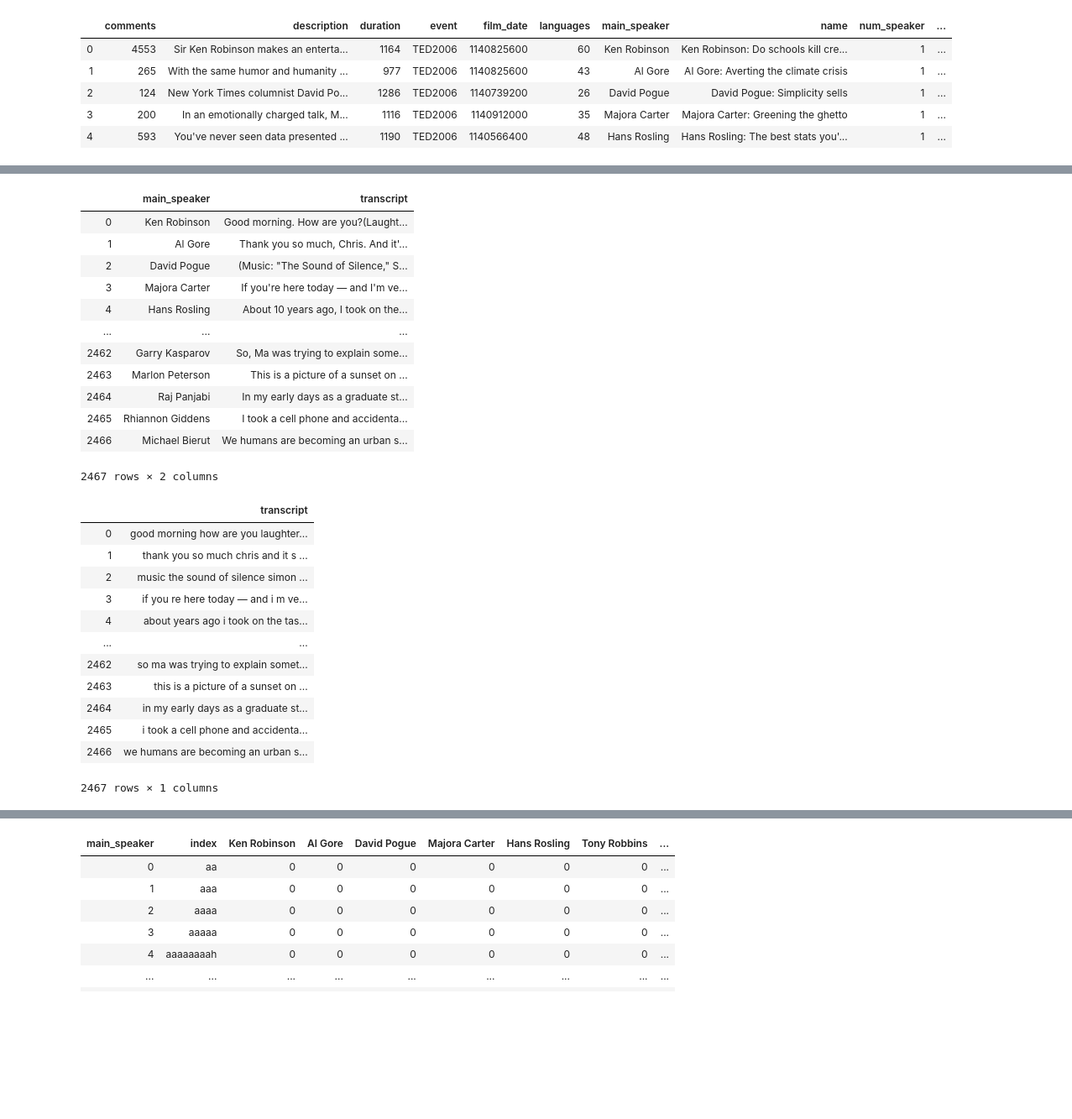
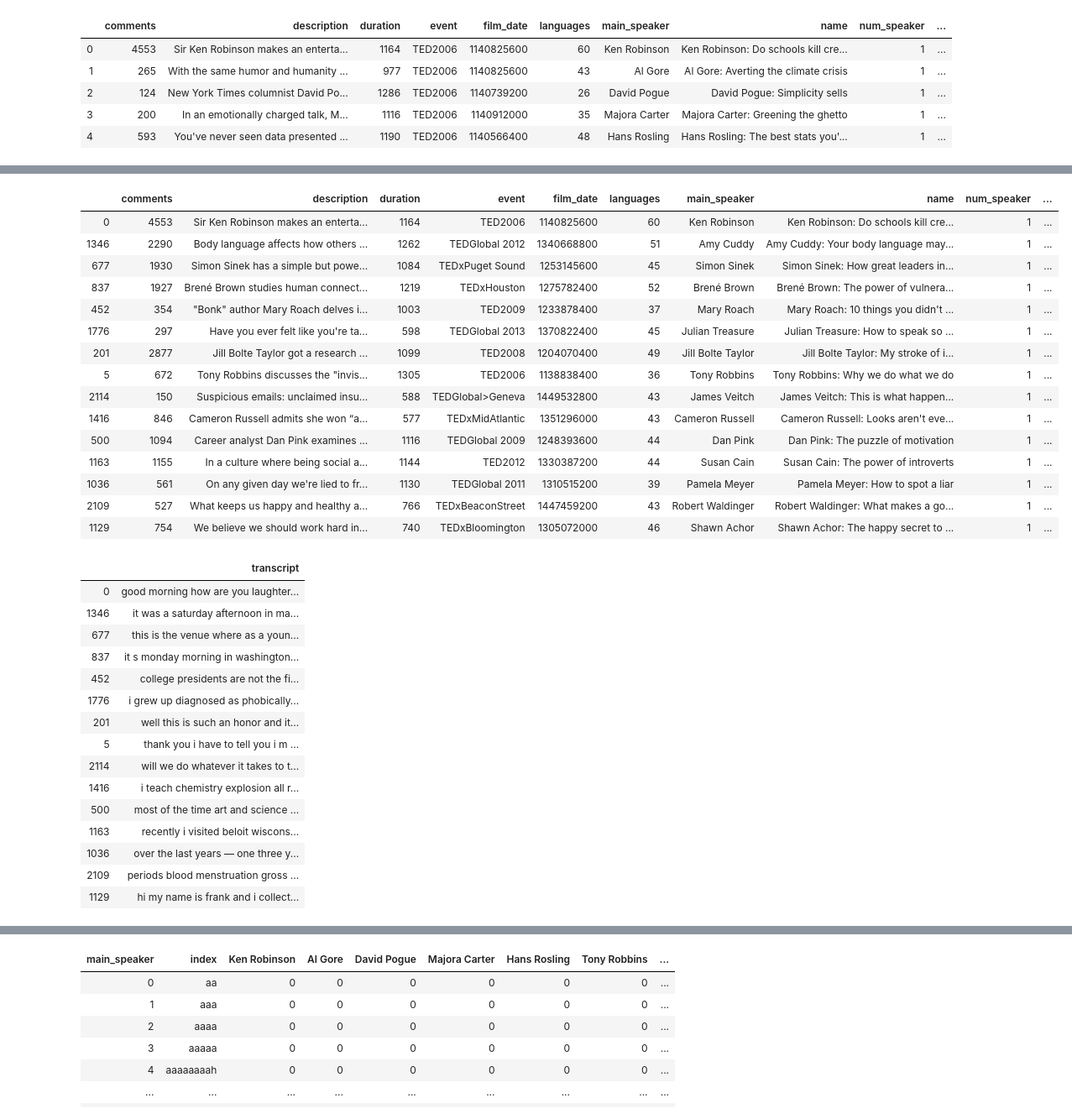
Before and after one commit to Avisikta-Majumdar/TedTalksAnalysis, a Jupyter notebook: sentiment analysis of transcript.ipynb, the cells around one changed output, grey strips where cells are left out. Shown: that part at 84% size. Saved outputs shown, nothing was run; the diff lists cells and outputs as text; code cells hidden in the pictures; blank space fills up the shorter version.

```diff
--- a/sentiment analysis of transcript.ipynb
+++ b/sentiment analysis of transcript.ipynb
@@ -75,18 +59,25 @@ result
+# %%
+result = result.sort_values('views', ascending = False)
 # %%
-trans_name = result[['main_speaker', 'transcript']].copy()
-trans_name
+# trans_name = result[['main_speaker', 'transcript']].copy()
+# trans_name
+result = result.head(15)
+result
 # %% [output]
-|  | main_speaker | transcript |
-| 0 | Ken Robinson | Good morning. How are you?(Laught... |
-| 1 | Al Gore | Thank you so much, Chris. And it'... |
-| 2 | David Pogue | (Music: "The Sound of Silence," S... |
-| 3 | Majora Carter | If you're here today — and I'm ve... |
-| 4 | Hans Rosling | About 10 years ago, I took on the... |
-| ... | ... | ... |
-| 2462 | Garry Kasparov | So, Ma was trying to explain some... |
-| 2463 | Marlon Peterson | This is a picture of a sunset on ... |
-| 2464 | Raj Panjabi | In my early days as a graduate st... |
-| 2465 | Rhiannon Giddens | I took a cell phone and accidenta... |
-| 2466 | Michael Bierut | We humans are becoming an urban s... |
+|  | comments | description | duration | event | film_date | languages | main_speaker | name | num_speaker | ... |
+| 0 | 4553 | Sir Ken Robinson makes an enterta... | 1164 | TED2006 | 1140825600 | 60 | Ken Robinson | Ken Robinson: Do schools kill cre... | 1 | ... |
+| 1346 | 2290 | Body language affects how others ... | 1262 | TEDGlobal 2012 | 1340668800 | 51 | Amy Cuddy | Amy Cuddy: Your body language may... | 1 | ... |
+| 677 | 1930 | Simon Sinek has a simple but powe... | 1084 | TEDxPuget Sound | 1253145600 | 45 | Simon Sinek | Simon Sinek: How great leaders in... | 1 | ... |
+| 837 | 1927 | Brené Brown studies human connect... | 1219 | TEDxHouston | 1275782400 | 52 | Brené Brown | Brené Brown: The power of vulnera... | 1 | ... |
+| 452 | 354 | "Bonk" author Mary Roach delves i... | 1003 | TED2009 | 1233878400 | 37 | Mary Roach | Mary Roach: 10 things you didn't ... | 1 | ... |
+| 1776 | 297 | Have you ever felt like you're ta... | 598 | TEDGlobal 2013 | 1370822400 | 45 | Julian Treasure | Julian Treasure: How to speak so ... | 1 | ... |
+| 201 | 2877 | Jill Bolte Taylor got a research ... | 1099 | TED2008 | 1204070400 | 49 | Jill Bolte Taylor | Jill Bolte Taylor: My stroke of i... | 1 | ... |
+| 5 | 672 | Tony Robbins discusses the "invis... | 1305 | TED2006 | 1138838400 | 36 | Tony Robbins | Tony Robbins: Why we do what we do | 1 | ... |
+| 2114 | 150 | Suspicious emails: unclaimed insu... | 588 | TEDGlobal>Geneva | 1449532800 | 43 | James Veitch | James Veitch: This is what happen... | 1 | ... |
+| 1416 | 846 | Cameron Russell admits she won “a... | 577 | TEDxMidAtlantic | 1351296000 | 43 | Cameron Russell | Cameron Russell: Looks aren't eve... | 1 | ... |
+| 500 | 1094 | Career analyst Dan Pink examines ... | 1116 | TEDGlobal 2009 | 1248393600 | 44 | Dan Pink | Dan Pink: The puzzle of motivation | 1 | ... |
+| 1163 | 1155 | In a culture where being social a... | 1144 | TED2012 | 1330387200 | 44 | Susan Cain | Susan Cain: The power of introverts | 1 | ... |
+| 1036 | 561 | On any given day we're lied to fr... | 1130 | TEDGlobal 2011 | 1310515200 | 39 | Pamela Meyer | Pamela Meyer: How to spot a liar | 1 | ... |
+| 2109 | 527 | What keeps us happy and healthy a... | 766 | TEDxBeaconStreet | 1447459200 | 43 | Robert Waldinger | Robert Waldinger: What makes a go... | 1 | ... |
+| 1129 | 754 | We believe we should work hard in... | 740 | TEDxBloomington | 1305072000 | 46 | Shawn Achor | Shawn Achor: The happy secret to ... | 1 | ... |
-2467 rows × 2 columns
 # %%
@@ -108,22 +99,25 @@ def clean_text_round1(text):
 
 round1 = lambda x: clean_text_round1(x)
 # %%
-data_clean = pd.DataFrame(df_trans.transcript.apply(round1))
+data_clean = pd.DataFrame(result.transcript.apply(round1))
 data_clean
 # %% [output]
 |  | transcript |
 | 0 | good morning how are you laughter... |
-| 1 | thank you so much chris and it s ... |
-| 2 | music the sound of silence simon ... |
-| 3 | if you re here today — and i m ve... |
-| 4 | about years ago i took on the tas... |
-| ... | ... |
-| 2462 | so ma was trying to explain somet... |
-| 2463 | this is a picture of a sunset on ... |
-| 2464 | in my early days as a graduate st... |
-| 2465 | i took a cell phone and accidenta... |
-| 2466 | we humans are becoming an urban s... |
+| 1346 | it was a saturday afternoon in ma... |
+| 677 | this is the venue where as a youn... |
+| 837 | it s monday morning in washington... |
+| 452 | college presidents are not the fi... |
+| 1776 | i grew up diagnosed as phobically... |
+| 201 | well this is such an honor and it... |
+| 5 | thank you i have to tell you i m ... |
+| 2114 | will we do whatever it takes to t... |
+| 1416 | i teach chemistry explosion all r... |
+| 500 | most of the time art and science ... |
+| 1163 | recently i visited beloit wiscons... |
+| 1036 | over the last years — one three y... |
+| 2109 | periods blood menstruation gross ... |
+| 1129 | hi my name is frank and i collect... |
-2467 rows × 1 columns
 # %%
 def clean_text_round2(text):
     text = re.sub('[""''*,:;<>_-]', ' ', text)
```
Also changed, not shown: parts of 14 cells of this notebook.
